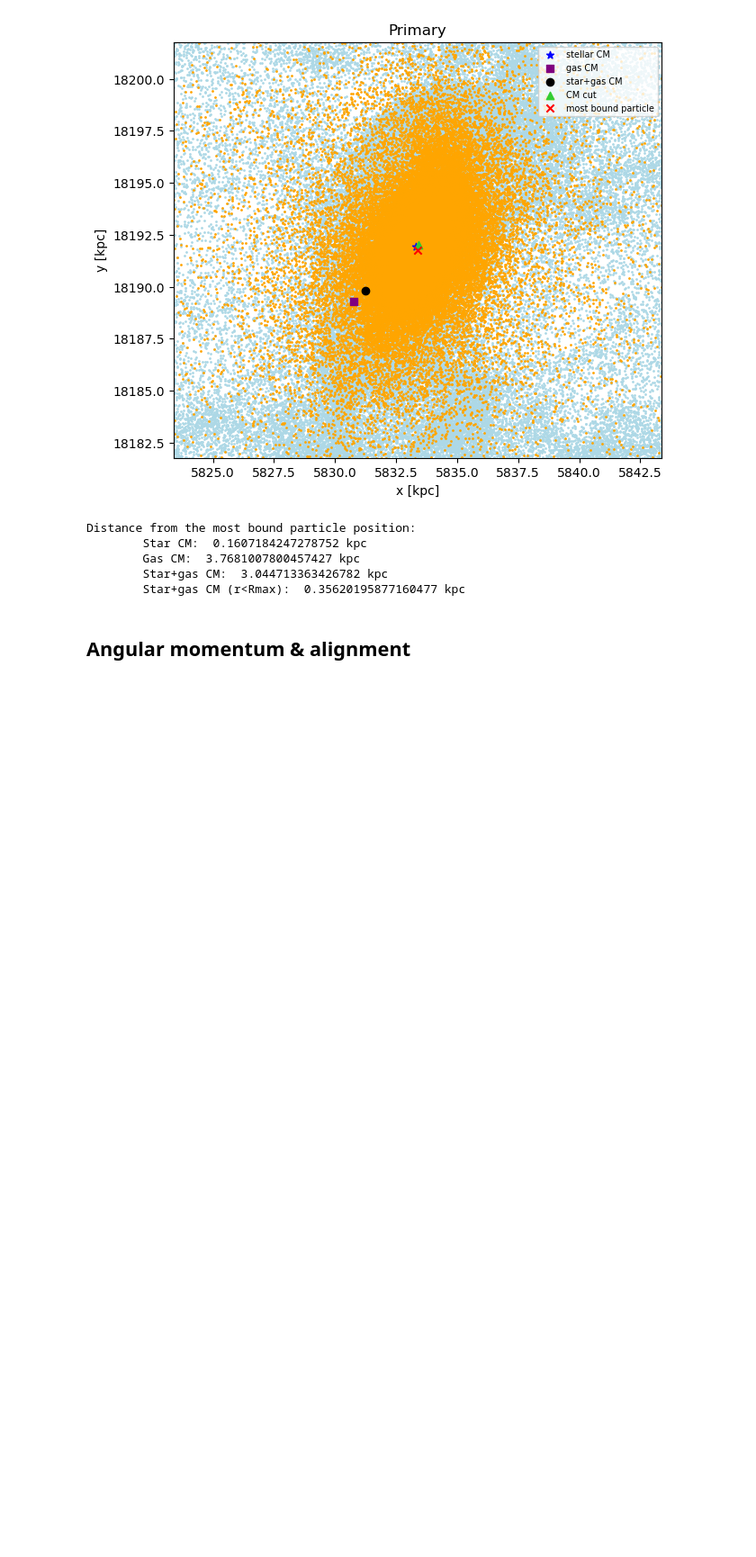
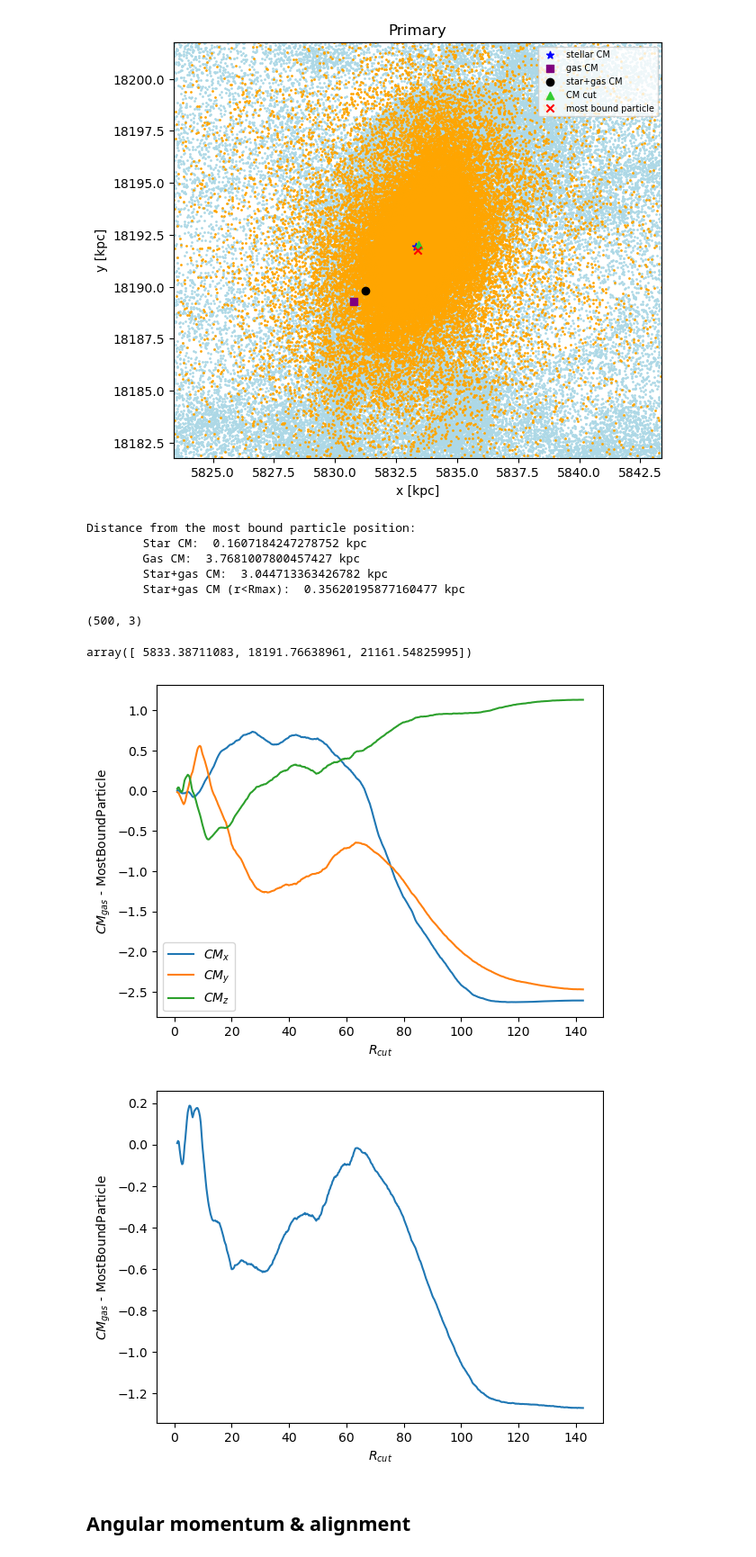
Before and after one commit to Amedeo1054/particelleeee, a Jupyter notebook: single_snapshot.ipynb, the cells around one changed output. Shown at 90% size. Saved outputs shown, nothing was run; the diff lists cells and outputs as text; code cells hidden in the pictures; blank space fills up the shorter version.

```diff
--- a/single_snapshot.ipynb
+++ b/single_snapshot.ipynb
@@ -406,12 +406,51 @@ Distance from the most bound particle position:
 # %%
 # convergence of the CM as a function of Rcut
 CM1_cut = []
+CM_g1 = []
 
-for Rcut in tqdm(np.linspace(2,100,10)):
-    CM1_cut.append( center_of_mass(np.concatenate((g1['Gas']['Position'][r1g<Rcut], g1['Star']['Position'][r1s<Rcut])),
-                             np.concatenate((g1['Gas']['Mass'][r1g<Rcut], g1['Star']['Mass'][r1s<Rcut]))) ) # center of mass of both components within Rmax
+posG = g1['Gas']['Position'][:]
+massG = g1['Gas']['Mass'][:]
 
-CM1_cut
+Rcuts = np.linspace(1, r1g.max(), 500)
+
+idx = np.argsort(r1g)
+r_sorted = r1g[idx]
+
+posG_sorted = posG[idx]
+massG_sorted = massG[idx]
+#posS_sorted = g1['Star']['Position'][idx]
+#massS_sorted = g1['Star']['Mass'][idx]
+
+for Rcut in tqdm(Rcuts):
+    i = np.searchsorted(r_sorted, Rcut)
+    CM_g1.append( center_of_mass(posG_sorted[:i], massG_sorted[:i]) )
+    #CM1_cut.append( center_of_mass(np.concatenate((posG_sorted[:i], massG_sorted[:i])), np.concatenate((posS_sorted[:i], massS_sorted[:i]))) ) # center of mass of both components within Rmax
+
+CM_g1 = np.array(CM_g1)
+CM_g1.shape
+# %% [output]
+(500, 3)
+# %%
+mbp = g1['Star']['MostBoundParticle'][:]
+mbp
+# %% [output]
+array([ 5833.38711083, 18191.76638961, 21161.54825995])
+# %%
+comp = ['x', 'y', 'z']
+for j in range(3):
+    plt.plot(Rcuts, CM_g1[:,j] - mbp[j], label='$CM_'+comp[j]+'$')
+plt.xlabel('$R_{cut}$')
+plt.ylabel('$CM_{gas}$ - MostBoundParticle')
+plt.legend()
+plt.show()
+
+plt.plot(Rcuts, (CM_g1[:,0]**2+CM_g1[:,1]**2+CM_g1[:,2]**2)**0.5 - (mbp[0]**2+mbp[1]**2+mbp[2]**2)**0.5)
+plt.xlabel('$R_{cut}$')
+plt.ylabel('$CM_{gas}$ - MostBoundParticle')
+plt.show()
+# %% [output]
+[figure, added]
+[figure, added]
 # %% [markdown]
 ## Angular momentum & alignment
 # %%
```
